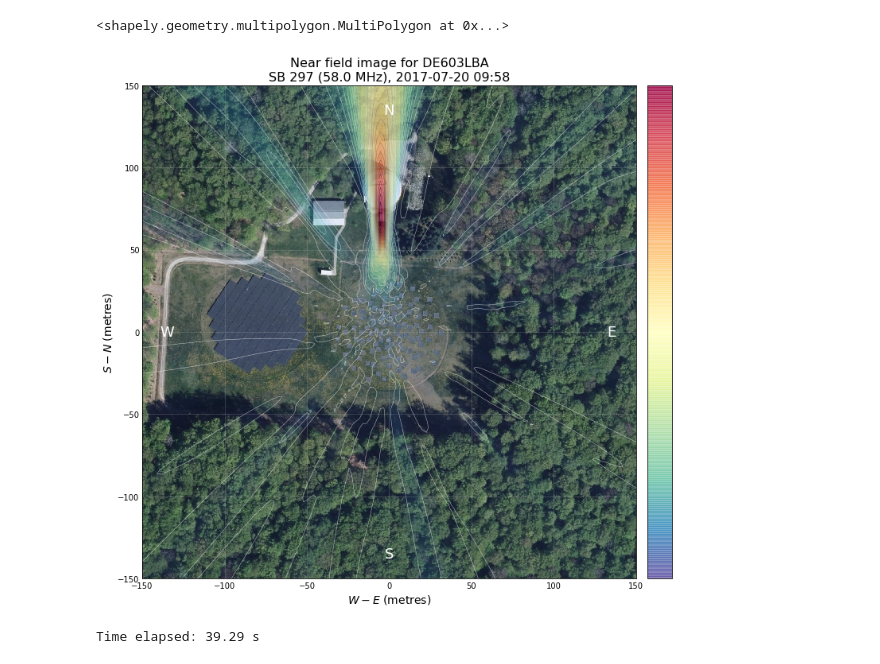
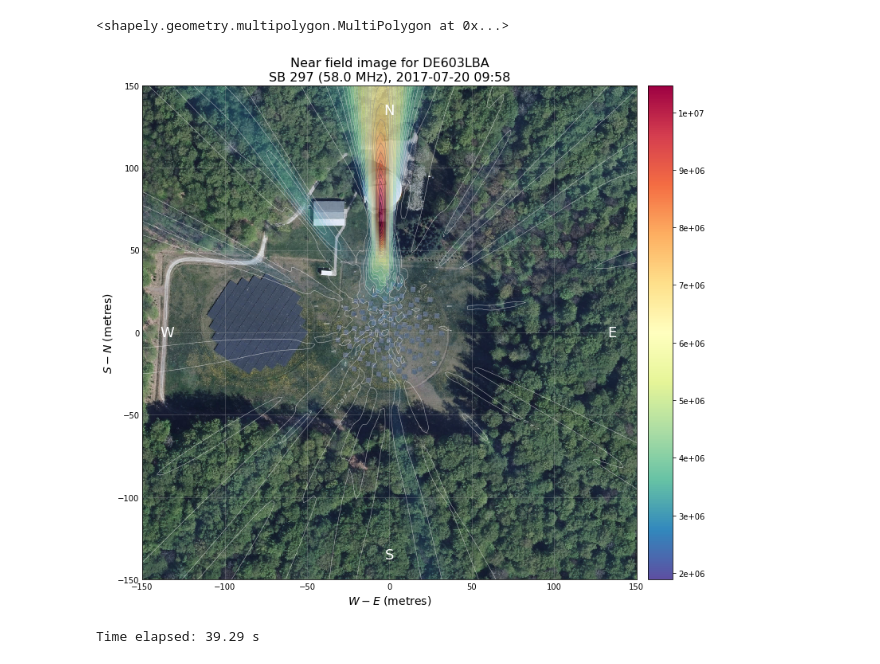
Before and after one commit to lofar-astron/lofarimaging, a Jupyter notebook: LOFAR LBA imaging tutorial v4.ipynb, the cells around one changed output. Saved outputs shown, nothing was run; the diff lists cells and outputs as text; code cells hidden in the pictures.

Commit message:
Add labels to colorbar, remove alpha

```diff
--- a/LOFAR LBA imaging tutorial v4.ipynb
+++ b/LOFAR LBA imaging tutorial v4.ipynb
@@ -325,35 +325,37 @@ cmap_with_alpha = ListedColormap(cmap_with_alpha)
 # %%
 # Plot the resulting image
 fig = plt.figure(figsize=(10,10), constrained_layout=True)
 ax = fig.add_subplot(111, ymargin=-0.4)
 ax.imshow(background_image, extent=extent)
 cimg = ax.imshow(img_rotated, origin='lower', cmap=cmap_with_alpha, extent=outer_extent_xyz, alpha=0.7)
 divider = make_axes_locatable(ax)
 cax = divider.append_axes("right", size="5%", pad=0.2, axes_class=maxes.Axes)
-cbar = fig.colorbar(cimg, cax=cax, orientation="vertical")
-cbar.set_ticks([])
+cbar = fig.colorbar(cimg, cax=cax, orientation="vertical", format="%.0e")
+cbar.set_alpha(1.0)
+cbar.draw_all()
+#cbar.set_ticks([])
 
 ax.set_xlabel('$W-E$ (metres)', fontsize=14)
 ax.set_ylabel('$S-N$ (metres)', fontsize=14)
 
 ax.set_title(f"Near field image for {station}\nSB {subband} ({freq/1e6:.1f} MHz), {str(obsdate)[:16]}", fontsize=16)
 
 # Change limits to match the original specified extent in the localnorth frame
 ax.set_xlim(extent[0], extent[1])
 ax.set_ylim(extent[2], extent[3])
 ax.tick_params(axis='both', which='both', length=0)
 
 # Place the NSEW coordinate directions
 ax.text(0.95, 0.5, 'E', color='w', fontsize=18, transform=ax.transAxes, horizontalalignment='center', verticalalignment='center')
 ax.text(0.05, 0.5, 'W', color='w', fontsize=18, transform=ax.transAxes, horizontalalignment='center', verticalalignment='center')
 ax.text(0.5, 0.95, 'N', color='w', fontsize=18, transform=ax.transAxes, horizontalalignment='center', verticalalignment='center')
 ax.text(0.5, 0.05, 'S', color='w', fontsize=18, transform=ax.transAxes, horizontalalignment='center', verticalalignment='center')
 
 ax.contour(img_rotated, 30, origin='lower', cmap=cm.Greys, extent=outer_extent_xyz, linewidths=0.5, alpha=0.7)
 ax.grid(True, alpha=0.3)
 plt.savefig(f"results/{fname}_nearfield_calibrated.png", bbox_inches='tight', dpi=200)
 # %% [output]
-[figure, old version]
+[figure, new version]
 # %%
 plt.imsave(f"results/{fname}_nearfield_calibrated_noaxes.png", img_rotated,
            cmap=cmap_with_alpha, origin='lower')
```
